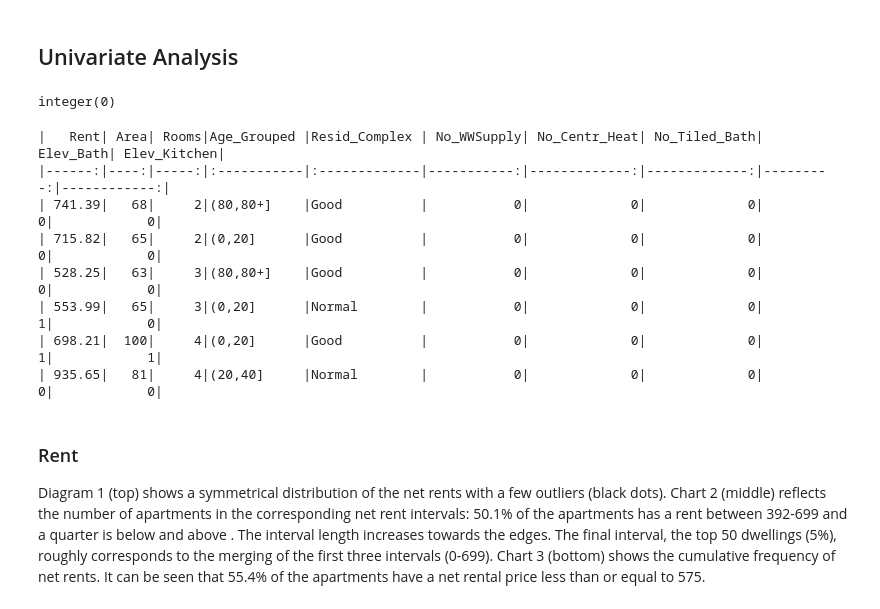
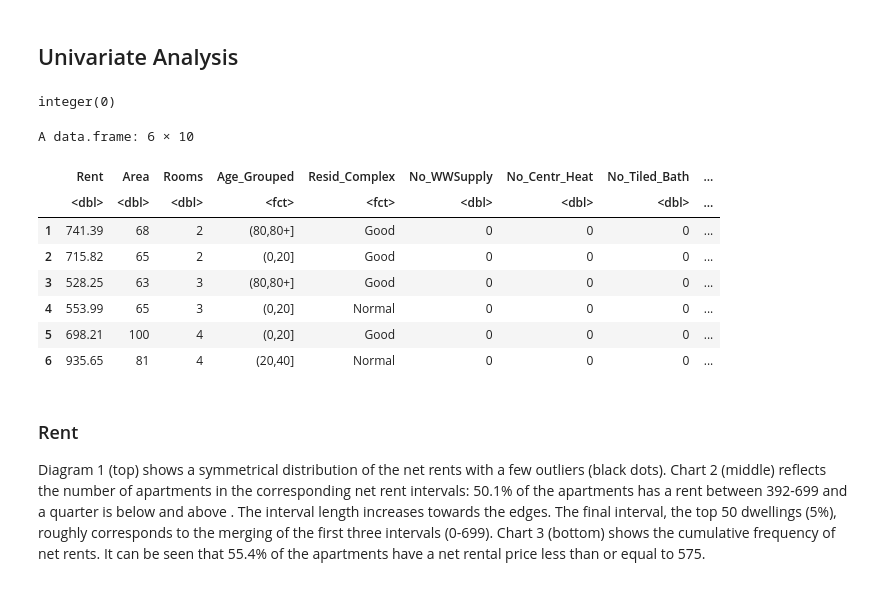
Before and after one commit to Vgrunert/Data-Science-Projects, a Jupyter notebook: Rent_Prediction_Model_Selection/Rent_Prediction_Model_Selction.ipynb, the cells around one changed output. Cells and saved outputs as stored; diff of their text form; code cells hidden in the pictures.

Commit message:
update rent project

```diff
--- a/Rent_Prediction_Model_Selection/Rent_Prediction_Model_Selction.ipynb
+++ b/Rent_Prediction_Model_Selection/Rent_Prediction_Model_Selction.ipynb
@@ -33,7 +33,7 @@ The data set contains the variables: "Hot water supply included", "Central heati
 # %%
 # import libraries
 library(readxl)
-library(knitr)
+library(xtable)
 library(tidyverse)
 library(ggplot2)
 library(dplyr)
@@ -123,43 +123,43 @@ which(res_cmpx_good == 1 & res_cmpx_best == 1)
 res_cmplx_norm <- ifelse(res_cmpx_good == 0 & res_cmpx_best == 0, 1, 0)
 res_cmplx <- ifelse(res_cmplx_norm == 1, 1, ifelse(res_cmpx_good == 1, 2, 3))
 res_cmplx <- factor(res_cmplx, labels = c("Normal", "Gut", "Beste"))
 
 bath_extra <- rent["Add_Equip_Bath"]
 bath_extra <- pull(bath_extra)
 kitchen_elev <- rent["Elevated_Kitchen"]
 kitchen_elev <- pull(kitchen_elev)
 
 # speicher alten rent datensatz
 rent_old <- rent
 
 # schaffe neuen mit transformierten daten
 rent <- data.frame(
   Rent = nr,
   Area = area,
   Rooms = rooms,
   Age_Grouped = cut(2003-rent_old$Constr_Year, breaks = c(0, 20, 40, 60, 80, Inf), labels = c("(0,20]","(20,40]",  "(40,60]",  "(60,80]", "(80,80+]")),
   Resid_Complex = res_cmplx,
   No_WWSupply = no_ww0,
   No_Centr_Heat = no_ch0,
   No_Tiled_Bath = no_tiled_bath,
   Elev_Bath = bath_extra,
   Elev_Kitchen = kitchen_elev
 )
 # rename levels of Resid_Complex
 levels(rent$Resid_Complex) <- list("Good" = "Gut", "Normal" = "Normal", "Best" = "Beste")
 
-knitr::kable(head(rent))
-# head(rent)
+head(rent)
 # %% [output]
 integer(0)
-|   Rent| Area| Rooms|Age_Grouped |Resid_Complex | No_WWSupply| No_Centr_Heat| No_Tiled_Bath| Elev_Bath| Elev_Kitchen|
-|------:|----:|-----:|:-----------|:-------------|-----------:|-------------:|-------------:|---------:|------------:|
-| 741.39|   68|     2|(80,80+]    |Good          |           0|             0|             0|         0|            0|
-| 715.82|   65|     2|(0,20]      |Good          |           0|             0|             0|         0|            0|
-| 528.25|   63|     3|(80,80+]    |Good          |           0|             0|             0|         0|            0|
-| 553.99|   65|     3|(0,20]      |Normal        |           0|             0|             0|         1|            0|
-| 698.21|  100|     4|(0,20]      |Good          |           0|             0|             0|         1|            1|
-| 935.65|   81|     4|(20,40]     |Normal        |           0|             0|             0|         0|            0|
+A data.frame: 6 × 10
+|  | Rent | Area | Rooms | Age_Grouped | Resid_Complex | No_WWSupply | No_Centr_Heat | No_Tiled_Bath | ... |
+|  | <dbl> | <dbl> | <dbl> | <fct> | <fct> | <dbl> | <dbl> | <dbl> | ... |
+| 1 | 741.39 | 68 | 2 | (80,80+] | Good | 0 | 0 | 0 | ... |
+| 2 | 715.82 | 65 | 2 | (0,20] | Good | 0 | 0 | 0 | ... |
+| 3 | 528.25 | 63 | 3 | (80,80+] | Good | 0 | 0 | 0 | ... |
+| 4 | 553.99 | 65 | 3 | (0,20] | Normal | 0 | 0 | 0 | ... |
+| 5 | 698.21 | 100 | 4 | (0,20] | Good | 0 | 0 | 0 | ... |
+| 6 | 935.65 | 81 | 4 | (20,40] | Normal | 0 | 0 | 0 | ... |
 # %% [markdown]
 ### Rent
 
```
